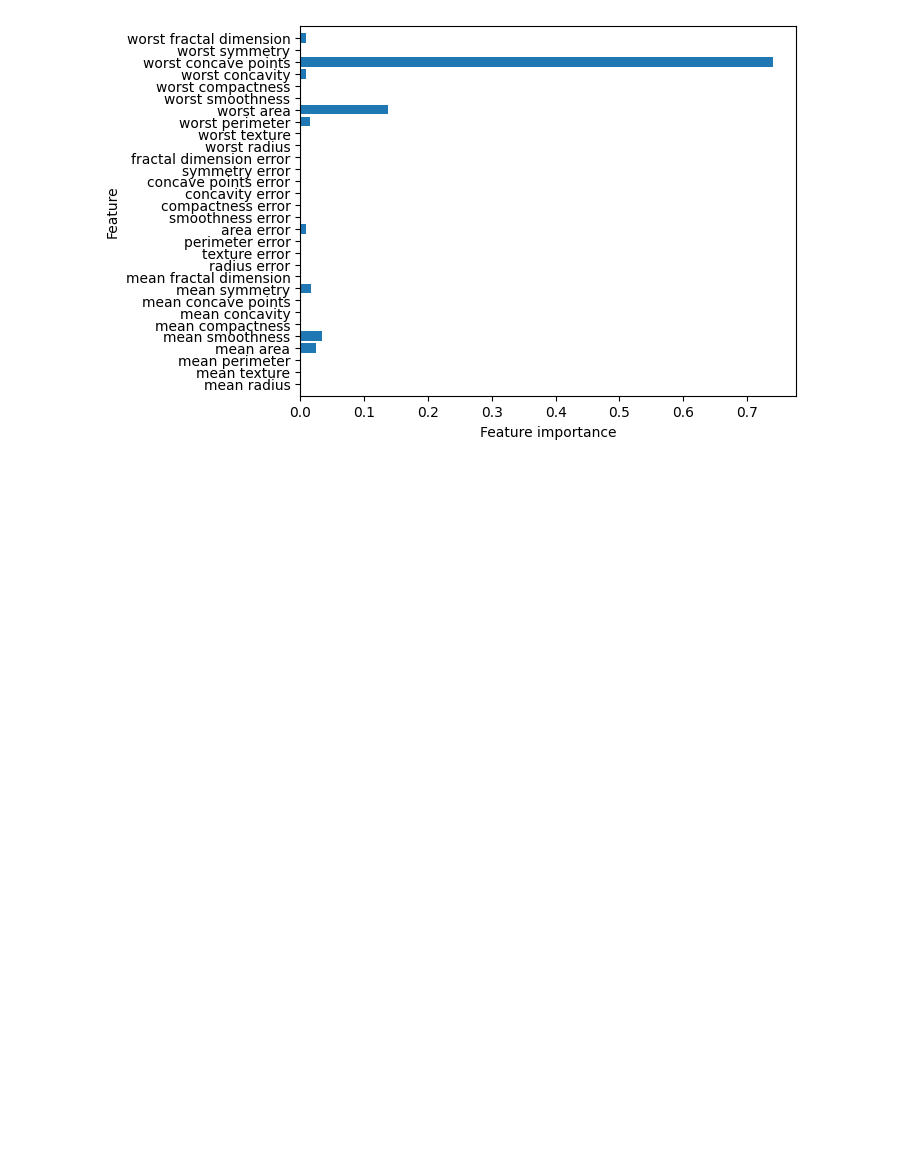
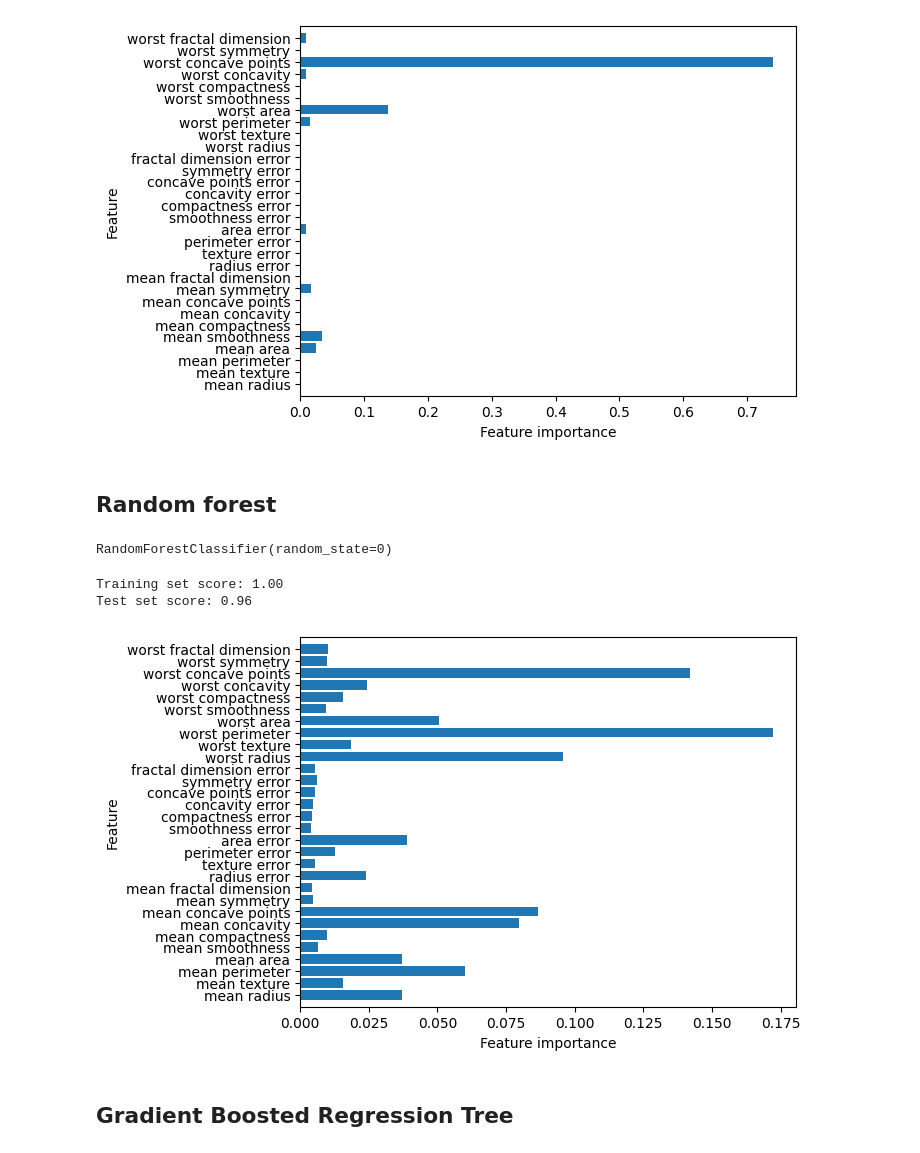
Before and after one commit to romani79/data_science_use_cases, a Jupyter notebook: WisconsinBreastCancer/03_tree_models.ipynb, the cells around one changed output. Saved outputs shown, nothing was run; the diff lists cells and outputs as text; code cells hidden in the pictures; blank space fills up the shorter version.

Commit message:
add random forest

```diff
--- a/WisconsinBreastCancer/03_tree_models.ipynb
+++ b/WisconsinBreastCancer/03_tree_models.ipynb
@@ -63,3 +55,5 @@ display(graphviz.Source(dot_graph))
 plot_tree_feature_importances(data.feature_names, tree)
 # %% [output]
 [figure]
+# %% [markdown]
+## Random forest
@@ -65,0 +62,18 @@ plot_tree_feature_importances(data.feature_names, tree)
+# %%
+rfc = RandomForestClassifier(n_estimators=100, random_state=0)
+# %%
+rfc.fit(X_train, y_train)
+# %% [output]
+RandomForestClassifier(random_state=0)
+# %%
+print(f"Training set score: {rfc.score(X_train, y_train):.2f}")
+print(f"Test set score: {rfc.score(X_test, y_test):.2f}")
+# %% [output]
+Training set score: 1.00
+Test set score: 0.96
+# %%
+plot_tree_feature_importances(data.feature_names, rfc)
+# %% [output]
+[figure, added]
+# %% [markdown]
+## Gradient Boosted Regression Tree
```
Also changed, not shown: parts of 3 cells of this notebook, 2 other files.
